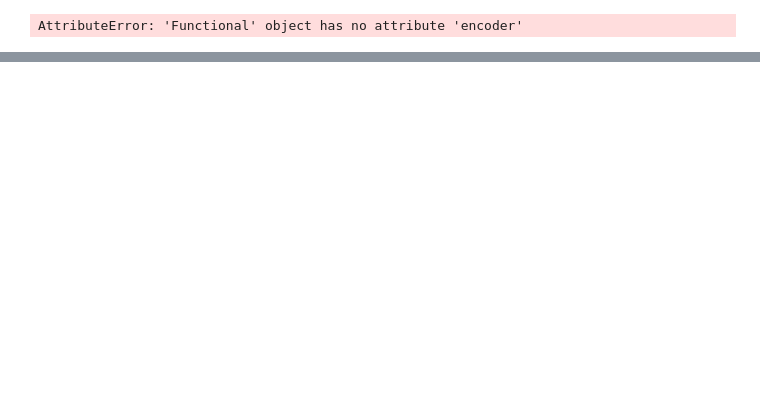
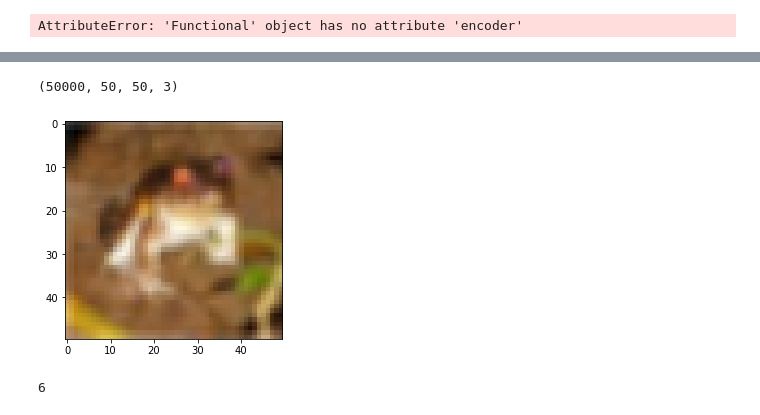
Before and after one commit to nderus/HistoDL, a Jupyter notebook: main.ipynb, the cells around one changed output, grey strips where cells are left out. Drawn from its saved outputs; the diff is of its cells as text; code cells hidden in the pictures; blank space fills up the shorter version.

```diff
--- a/main.ipynb
+++ b/main.ipynb
@@ -319,0 +338,5 @@ plt.show()
+# %%
+(data_train_x,data_train_y), (data_test_x,data_test_y) = keras.datasets.cifar10.load_data()
+class_names=('airplane','automobile','bird','cat','deer','dog','frog','horse','ship','truck')
+data_train_y=data_train_y.squeeze()
+data_test_y=data_test_y.squeeze()
@@ -319,0 +361,21 @@ plt.show()
+# %%
+new_train_x = []
+for img in data_train_x:
+    new_train_x.append(cv2.resize(img, (50, 50), interpolation=cv2.INTER_LINEAR))
+
+new_test_x = []
+for img in data_test_x:
+    new_test_x.append(cv2.resize(img, (50, 50), interpolation=cv2.INTER_LINEAR))
+# %%
+train_x = np.array(new_train_x).reshape(-1, 50, 50, 3)
+test_x = np.array(new_test_x).reshape(-1, 50, 50, 3)
+train_x.shape
+# %% [output]
+(50000, 50, 50, 3)
+# %%
+plt.imshow(train_x[0])
+plt.show()
+data_train_y[0]
+# %% [output]
+[figure, added]
+6
```
Also changed, not shown: parts of 13 cells of this notebook, 6 other files.
